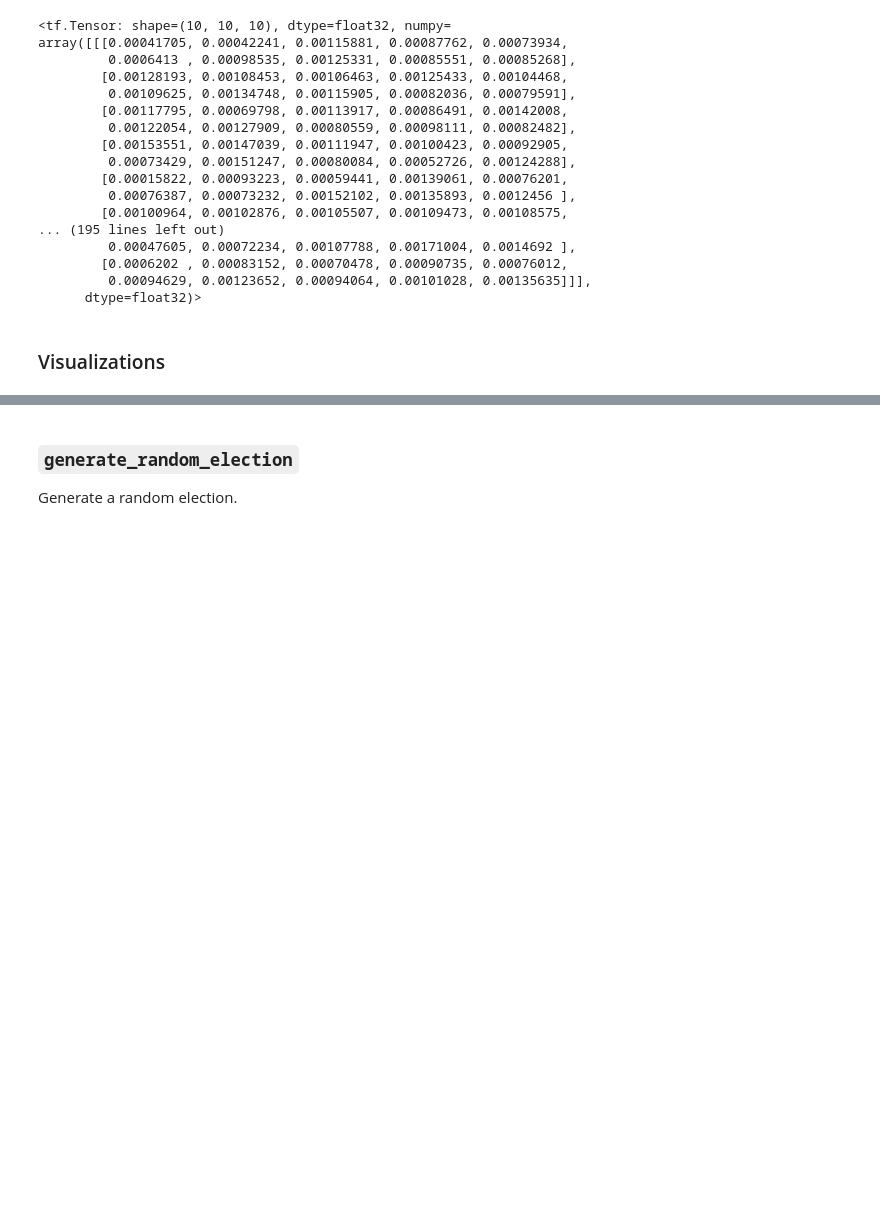
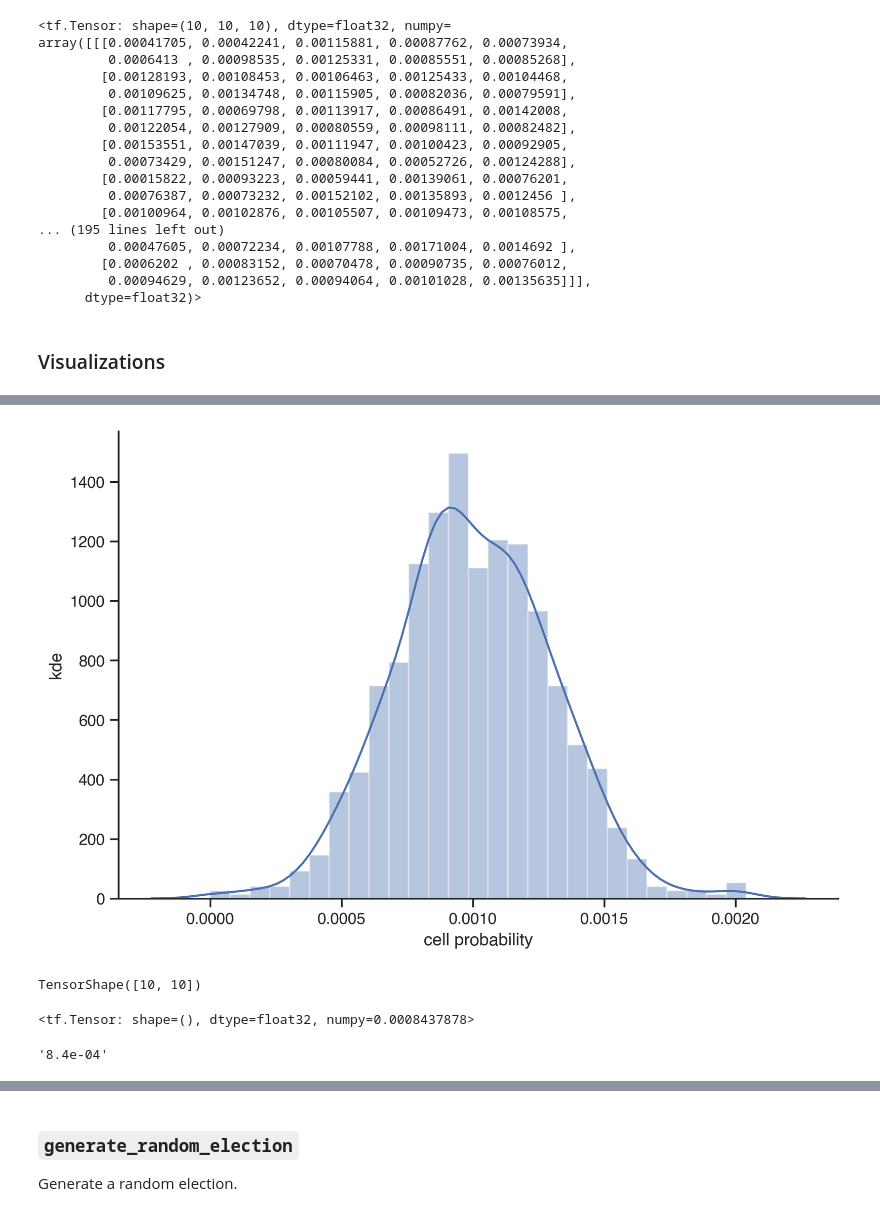
Before and after one commit to hangulu/thesis, a Jupyter notebook: code/main.ipynb, the cells around one changed output, grey strips where cells are left out. Saved outputs shown, nothing was run; the diff lists cells and outputs as text; code cells hidden in the pictures; blank space fills up the shorter version.

```diff
--- a/code/main.ipynb
+++ b/code/main.ipynb
@@ -218,3 +196,7 @@ plt.show()
+# %%
+dvm_plot.phc_plot_2d(best_grid)
+# %% [output]
+[figure, added]
 # %%
 best_test_cell = np.unravel_index(np.argmax(flat_best_grid), best_grid.shape)
 best_test_cell
@@ -260,0 +205,4 @@ test_grid_2d
+# %%
+test_grid_2d.shape
+# %% [output]
+TensorShape([10, 10])
@@ -260,0 +211,8 @@ test_grid_2d
+# %%
+test_grid[(3,4,5)]
+# %% [output]
+<tf.Tensor: shape=(), dtype=float32, numpy=0.0008437878>
+# %%
+"{:.1e}".format(test_grid[(3,4,5)])
+# %% [output]
+'8.4e-04'
```
Also changed, not shown: parts of 19 cells of this notebook.
